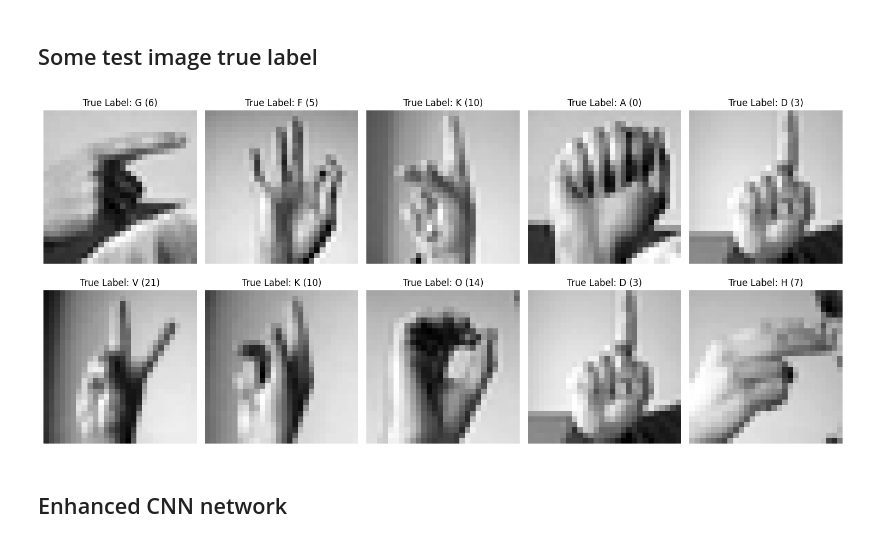
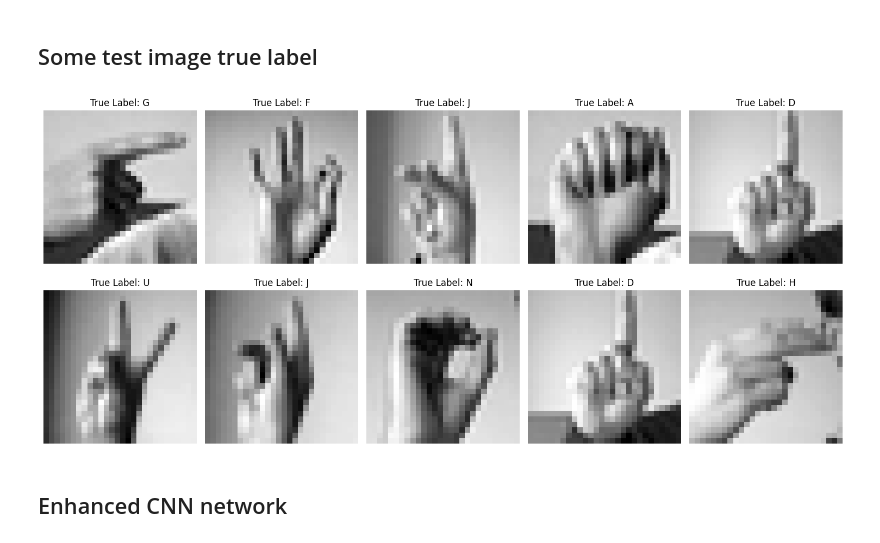
Before and after one commit to novicecoder18/normal-cnn-vs-alexnet, a Jupyter notebook: NLPCV_assignment.ipynb, the cells around one changed output. Drawn from its saved outputs; the diff is of its cells as text; code cells hidden in the pictures.

```diff
--- a/NLPCV_assignment.ipynb
+++ b/NLPCV_assignment.ipynb
@@ -43,6 +43,16 @@ array([[ 6],
        [22],
        [ 3],
        [ 3]])
+# %%
+# Remapping the label value to deal with the missing J and Z labels
+def remap_labels(label):
+    label = label.flatten()
+    unique = sorted(set(label))
+    mapping = {old: new for new, old in enumerate(unique)}
+    return np.array([mapping[i] for i in label])
+
+train_label = remap_labels(train_label)
+test_label = remap_labels(test_label)
 # %%
 #Normalize pixel values to [0,1]
 train_pixels = train_pixels/255
@@ -252,26 +195,23 @@ weighted avg       0.89      0.86      0.86      7172
 # %%
 import string
 alphabet = list(string.ascii_uppercase)
 
 num_images = 10
 fig, ax = plt.subplots(2, 5, figsize=(15, 7))
 ax = ax.flatten()
 
 for i in range(num_images):
-    # .numpy() turns the tensor into a format Matplotlib understands
     ax[i].imshow(test_pixels[i].numpy(), cmap='gray')
-
-    # Extract the integer value to index the 'alphabet' list
     idx = int(test_label[i])
     label_char = alphabet[idx]
 
-    ax[i].set_title(f"True Label: {label_char} ({idx})")
+    ax[i].set_title(f"True Label: {label_char}")
     ax[i].axis('off')
 
 plt.tight_layout()
 plt.show()
 # %% [output]
-[figure, old version]
+[figure, new version]
 # %% [markdown]
 ## Enhanced CNN network
 # %%
```
Also changed, not shown: parts of 23 cells of this notebook.
